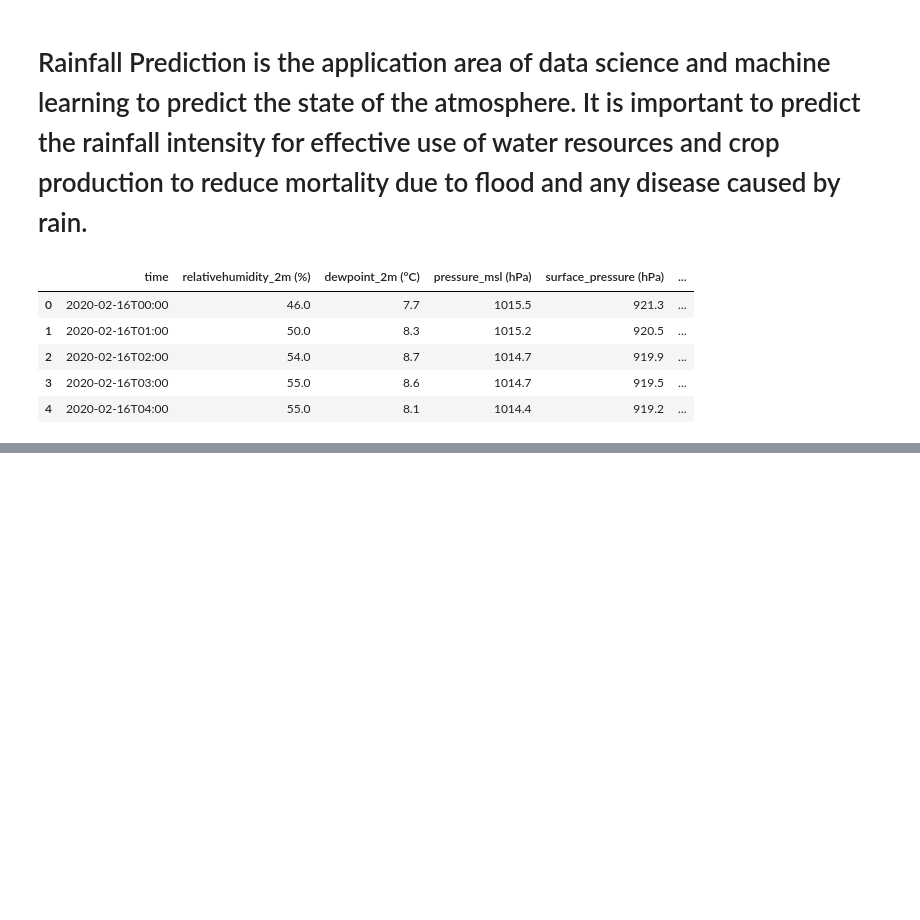
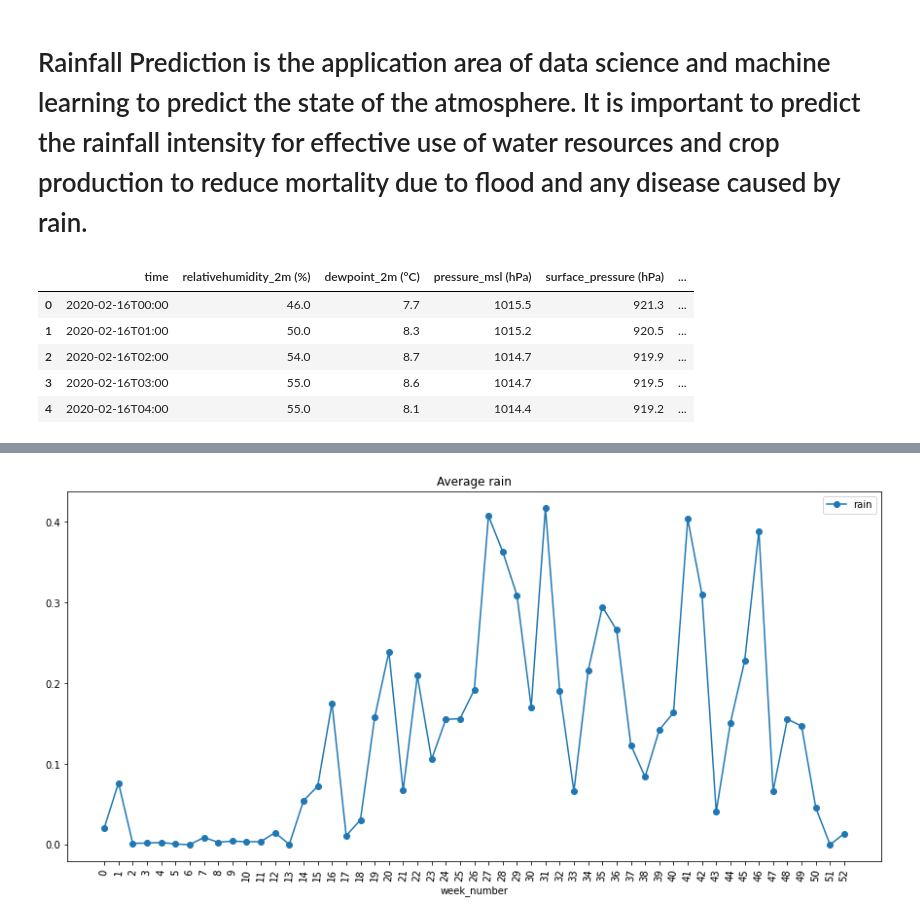
Before and after one commit to prajwalDU/RainFall_Prediction, a Jupyter notebook: Log9.ipynb, the cells around one changed output, grey strips where cells are left out. Saved outputs shown, nothing was run; the diff lists cells and outputs as text; code cells hidden in the pictures; blank space fills up the shorter version.

```diff
--- a/Log9.ipynb
+++ b/Log9.ipynb
@@ -140,2 +106,0 @@ dtype: int64
-# %%
-df['Day_number'] = df['Day_number'].astype(int)
@@ -224,0 +107,3 @@ Adjusted R2 : 1.0
+# %%
+# Filling null with median to all columns
+df = df.fillna(method='ffill')
@@ -224,0 +135,7 @@ Adjusted R2 : 1.0
+# %%
+# Creating new features from time column
+df['month'] = df['time'].apply(lambda x : x.month)
+df['week_number'] = df['time'].dt.strftime("%U")
+# %%
+# Converting Dat_number datetime type to int
+df['week_number'] = df['week_number'].astype(int)
@@ -224,0 +162,12 @@ Adjusted R2 : 1.0
+# %%
+#ploting line graph
+# group by week and get average rainfall
+avg_rainfall = df.groupby('week_number')['rain'].mean()
+
+# plot average rent over time(hrs)
+plt.figure(figsize=(15,7))
+a=avg_rainfall.plot(legend=True,marker='o',title="Average rain")
+a.set_xticks(range(len(avg_rainfall)));
+a.set_xticklabels(avg_rainfall.index.tolist(), rotation=85);
+# %% [output]
+[figure, added]
```
Also changed, not shown: parts of 61 cells of this notebook.
